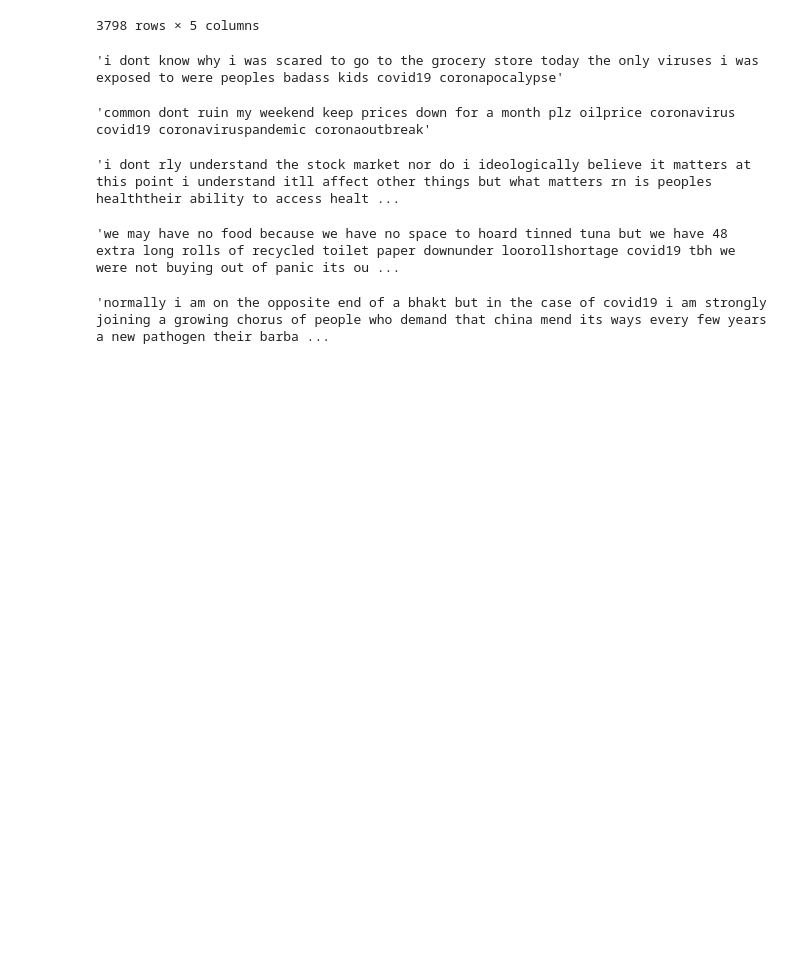
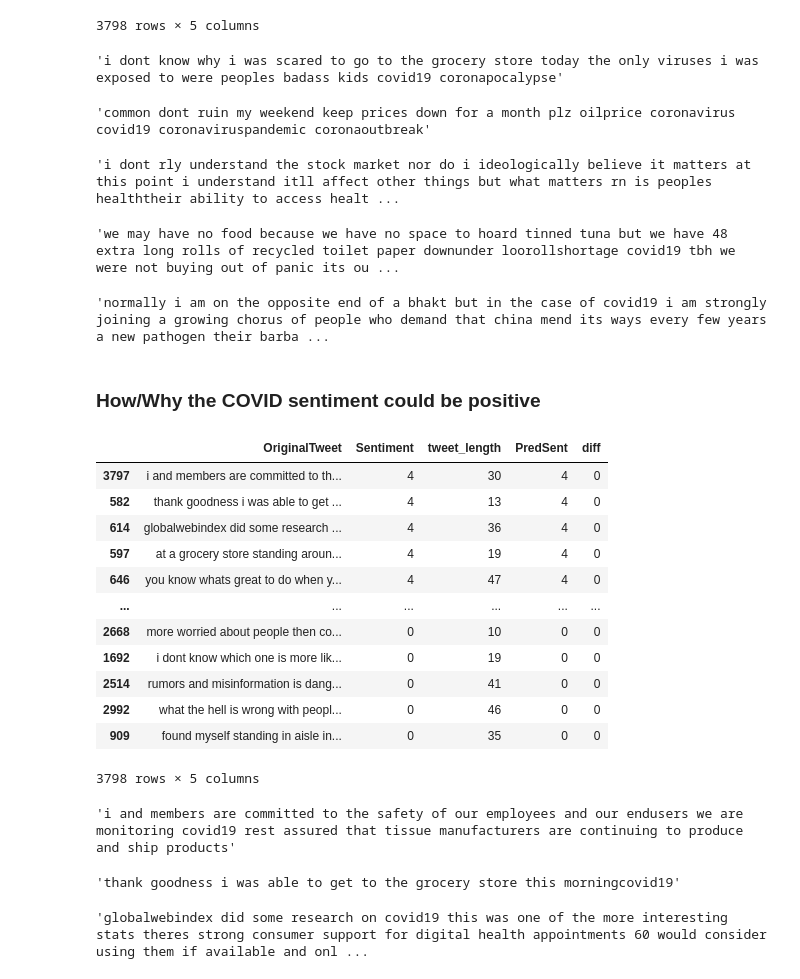
Before and after one commit to t3isuan/SDS384_final_project, a Jupyter notebook: scripts/model_compare.ipynb, the cells around one changed output. Saved outputs shown, nothing was run; the diff lists cells and outputs as text; code cells hidden in the pictures; blank space fills up the shorter version.

```diff
--- a/scripts/model_compare.ipynb
+++ b/scripts/model_compare.ipynb
@@ -833,3 +833,33 @@ df_test.loc[2032, 'OriginalTweet']
 df_test.loc[3050, 'OriginalTweet']
 # %% [output]
 'normally i am on the opposite end of a bhakt but in the case of covid19 i am strongly joining a growing chorus of people who demand that china mend its ways every few years a new pathogen their barba ...
+# %% [markdown]
+### How/Why the COVID sentiment could be positive
+# %%
+df_test.sort_values(by = ['Sentiment'], ascending = False)
+# %% [output]
+|  | OriginalTweet | Sentiment | tweet_length | PredSent | diff |
+| 3797 | i and members are committed to th... | 4 | 30 | 4 | 0 |
+| 582 | thank goodness i was able to get ... | 4 | 13 | 4 | 0 |
+| 614 | globalwebindex did some research ... | 4 | 36 | 4 | 0 |
+| 597 | at a grocery store standing aroun... | 4 | 19 | 4 | 0 |
+| 646 | you know whats great to do when y... | 4 | 47 | 4 | 0 |
+| ... | ... | ... | ... | ... | ... |
+| 2668 | more worried about people then co... | 0 | 10 | 0 | 0 |
+| 1692 | i dont know which one is more lik... | 0 | 19 | 0 | 0 |
+| 2514 | rumors and misinformation is dang... | 0 | 41 | 0 | 0 |
+| 2992 | what the hell is wrong with peopl... | 0 | 46 | 0 | 0 |
+| 909 | found myself standing in aisle in... | 0 | 35 | 0 | 0 |
+3798 rows × 5 columns
+# %%
+df_test.loc[3797, 'OriginalTweet']
+# %% [output]
+'i and members are committed to the safety of our employees and our endusers we are monitoring covid19 rest assured that tissue manufacturers are continuing to produce and ship products'
+# %%
+df_test.loc[582, 'OriginalTweet']
+# %% [output]
+'thank goodness i was able to get to the grocery store this morningcovid19'
+# %%
+df_test.loc[614, 'OriginalTweet']
+# %% [output]
+'globalwebindex did some research on covid19 this was one of the more interesting stats theres strong consumer support for digital health appointments 60 would consider using them if available and onl ...
```
